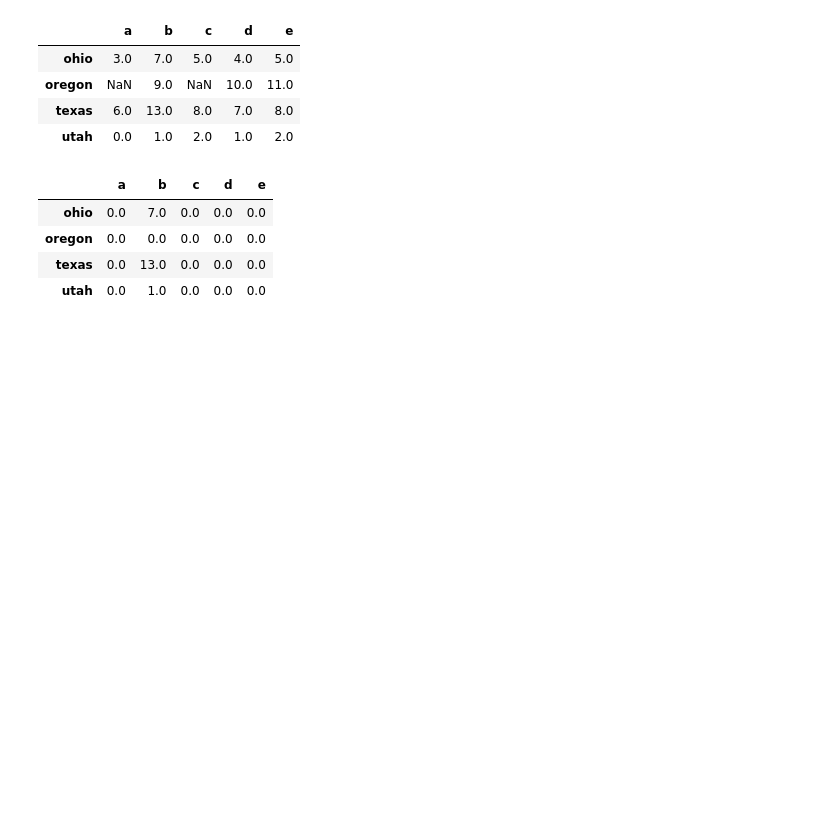
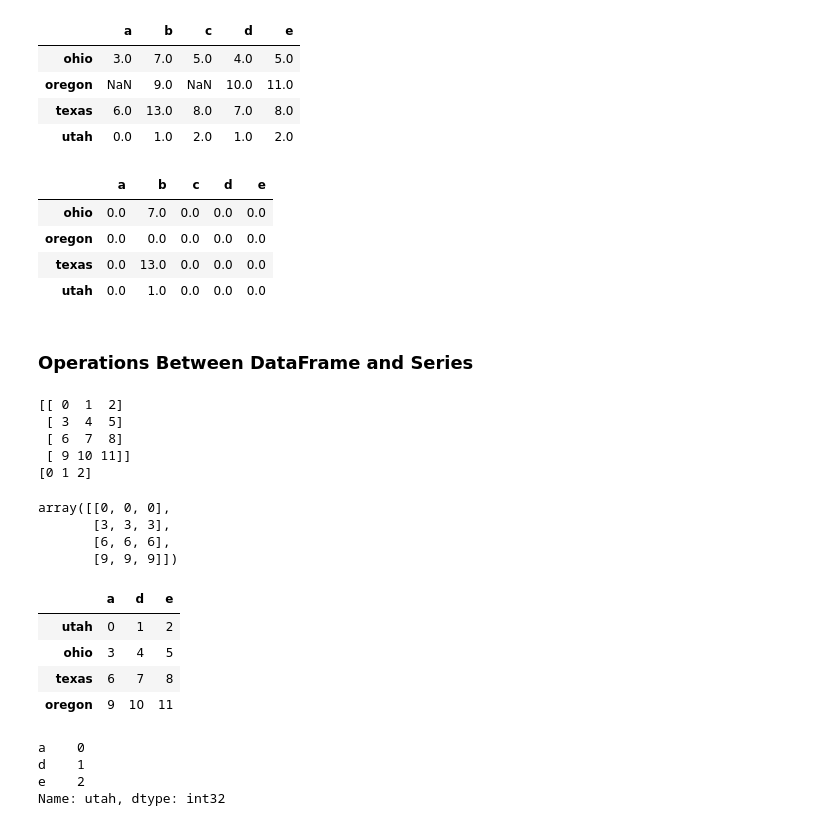
Before and after one commit to Iswaqasahmed/Pandas, a Jupyter notebook: pandas.ipynb, the cells around one changed output. Drawn from its saved outputs; the diff is of its cells as text; code cells hidden in the pictures; blank space fills up the shorter version.

Commit message:
operation between dataframe and series

```diff
--- a/pandas.ipynb
+++ b/pandas.ipynb
@@ -921,3 +921,34 @@ df3.fillna(0)
 | oregon | 0.0 | 0.0 | 0.0 | 0.0 | 0.0 |
 | texas | 0.0 | 13.0 | 0.0 | 0.0 | 0.0 |
 | utah | 0.0 | 1.0 | 0.0 | 0.0 | 0.0 |
+# %% [markdown]
+### Operations Between DataFrame and Series
+# %%
+arr = np.arange(12).reshape(4,3)
+print(arr)
+print(arr[0])
+# %% [output]
+[[ 0  1  2]
+ [ 3  4  5]
+ [ 6  7  8]
+ [ 9 10 11]]
+[0 1 2]
+# %%
+arr - arr[0]
+# %% [output]
+array([[0, 0, 0],
+       [3, 3, 3],
+       [6, 6, 6],
+       [9, 9, 9]])
+# %%
+frame = pd.DataFrame(np.arange(12).reshape((4,3)),
+                    columns = list('ade'),
+                    index = ['utah','ohio','texas','oregon'])
+# %%
+frame
+# %% [output]
+|  | a | d | e |
+| utah | 0 | 1 | 2 |
+| ohio | 3 | 4 | 5 |
+| texas | 6 | 7 | 8 |
+| oregon | 9 | 10 | 11 |
@@ -923,0 +957,7 @@ df3.fillna(0)
+# %%
+series
+# %% [output]
+a    0
+d    1
+e    2
+Name: utah, dtype: int32
```
Also changed, not shown: parts of 2 cells of this notebook.
